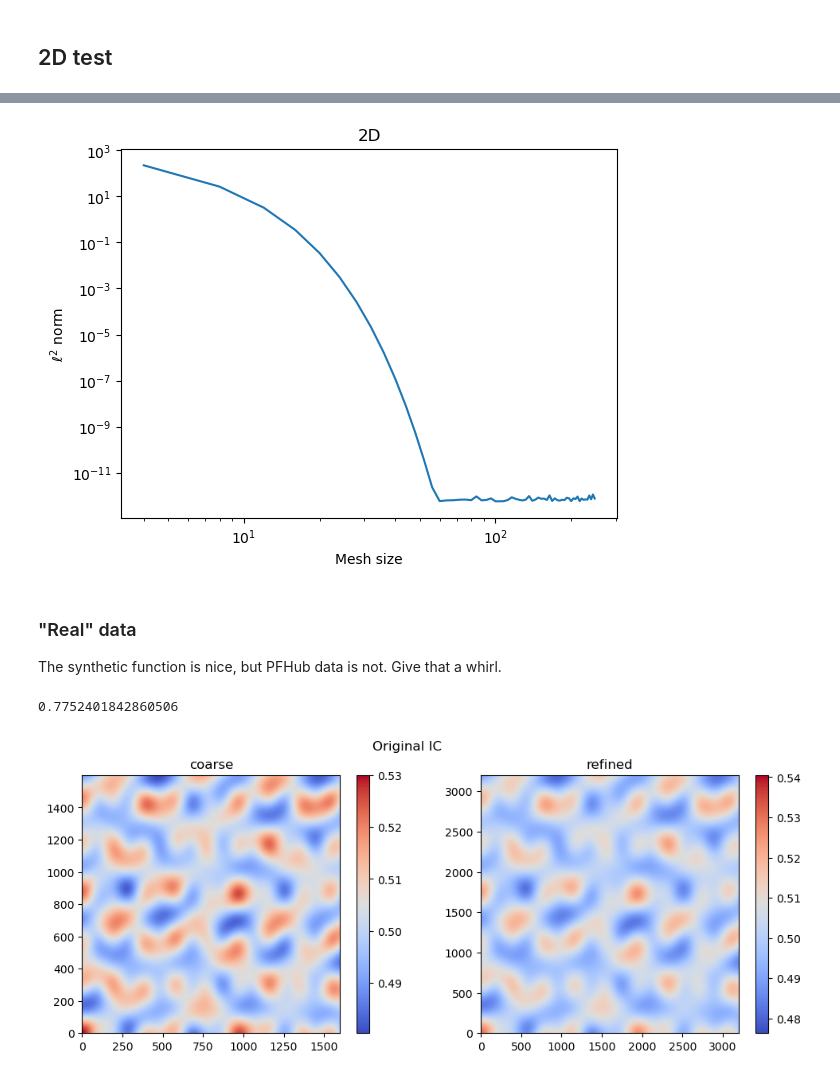
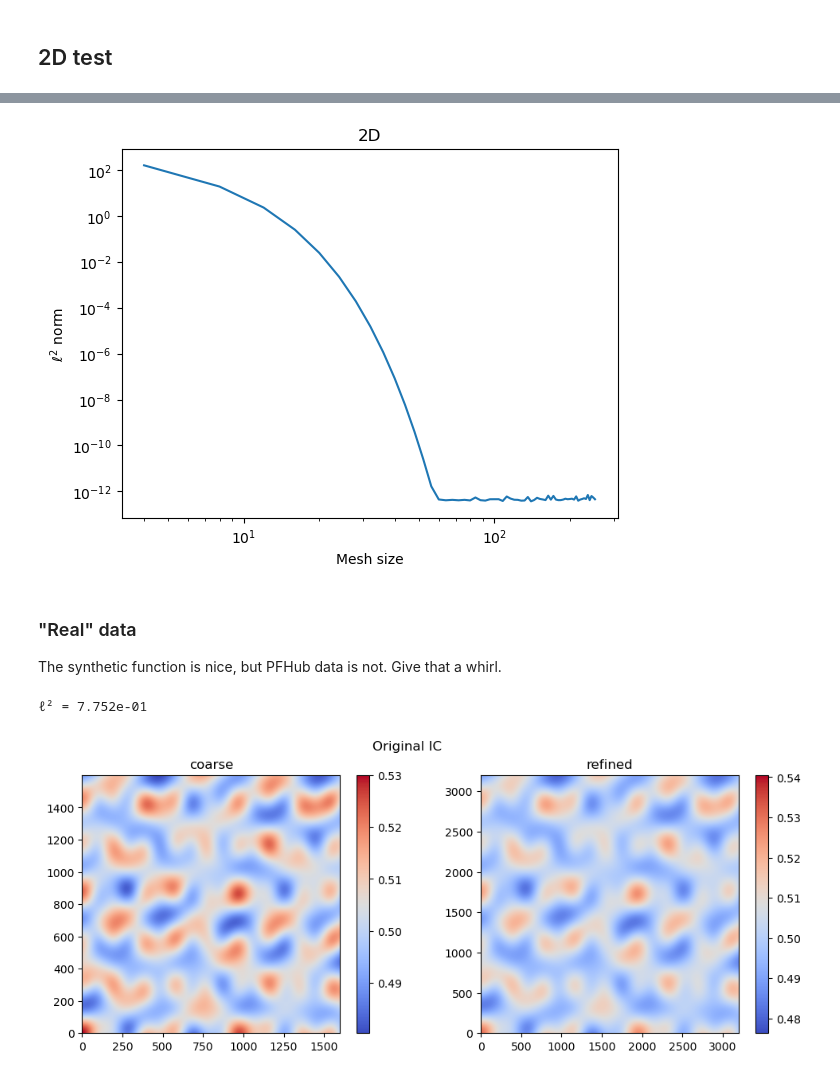
Before and after one commit to tkphd/pfhub-bm1-variations, a Jupyter notebook: fourier-interpolation.ipynb, the cells around one changed output, grey strips where cells are left out. Cells and saved outputs as stored; diff of their text form; code cells hidden in the pictures.

```diff
--- a/fourier-interpolation.ipynb
+++ b/fourier-interpolation.ipynb
@@ -149,13 +170,13 @@ plt.legend(loc="best");
 # %% [output]
 [figure]
 # %%
-N1s = np.arange(4, M//8, 2)
+N1s = np.arange(4, M1//8, 2)
 Z1s = []
 
-for N in N1s:
-    x, v = data1D(N)
-    u = interp1D(v, M)
-    Z1s += [np.linalg.norm(u - U)]
+for N1 in N1s:
+    x, v1 = data1D(N1)
+    u1 = fourier_interpolation(v1, M1)
+    Z1s += [np.linalg.norm(u1 - U1)]
 
 plt.loglog(N1s, Z1s);
 plt.title("1D");
@@ -195,9 +189,9 @@ def side_by_side(title, coarse, refined):
 # %%
-N = 70
-v = data2D(N)
+N2 = (64, 32)
+v2 = data2D(N2)
 
-M = 1000
-u = interp2D(v, M)
+M2 = (1024, 512)
+u2 = fourier_interpolation(v2, M2)
 
-side_by_side("synthetic", v, u)
+side_by_side("synthetic", v2, u2)
 # %% [output]
@@ -205,7 +199,5 @@ side_by_side("synthetic", v, u)
 # %%
-Y = np.linspace(0, L - L/M, M)
-x, y = np.meshgrid(Y, Y)
-U = fun2D(x, y)
+U2 = data2D(M2)
 
-plt.colorbar(plt.imshow(np.absolute(u - U), norm="log", cmap="twilight_shifted", origin="lower", interpolation=None));
+plt.colorbar(plt.imshow(np.absolute(u2 - U2), norm="log", cmap="twilight_shifted", origin="lower", interpolation=None));
 # %% [output]
@@ -213,18 +205,19 @@ plt.colorbar(plt.imshow(np.absolute(u - U), norm="log", cmap="twilight_shifted",
 # %%
-N2s = np.arange(4, M//4, 4)
+N2s = np.arange(4, M2[0]//4, 4)
 Z2s = []
 
 for N in N2s:
-    v = data2D(N)
-    u = interp2D(v, M)
-    Z2s += [np.linalg.norm(u - U)]
+    N2 = (N, N)
+    v2 = data2D(N2)
+    u2 = fourier_interpolation(v2, M2)
+    Z2s += [np.linalg.norm(u2 - U2)]
 
 plt.loglog(N2s, Z2s);
 plt.title("2D");
 plt.xlabel("Mesh size");
 plt.ylabel("$\ell^2$ norm");
 # %% [output]
-[figure, old version]
+[figure, new version]
 # %% [markdown]
 ### "Real" data
 
@@ -261,12 +258,13 @@ ic_orig = lambda x, y: ζ + ϵ * ripples(x, y, A0, B0)
 
 cfo = ic_orig(Xf, Yf)
 cco = ic_orig(Xc, Yc)
-ufo = interp2D(cco, Nf)
-print(np.linalg.norm(cfo - ufo))
+ufo = fourier_interpolation(cco, Nf)
+l2o = np.linalg.norm(cfo - ufo)
+print(f"ℓ² = {l2o:.3e}")
 
 side_by_side("Original IC", cco, ufo)
 # %% [output]
-0.7752401842860506
+ℓ² = 7.752e-01
 [figure]
 # %%
 # periodic cosine coefficients
```
Also changed, not shown: parts of 15 cells of this notebook, 1 other file.
